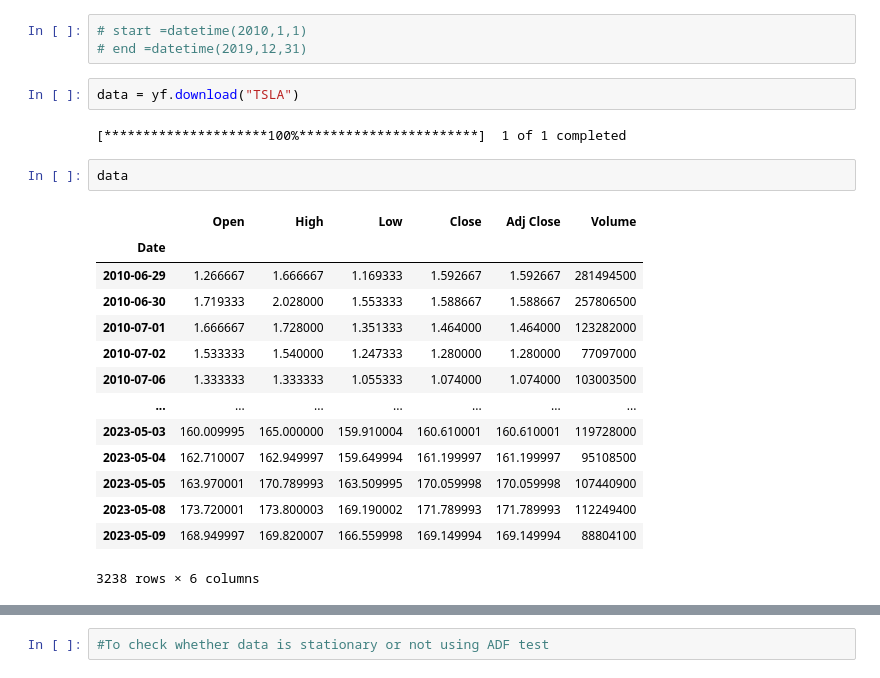
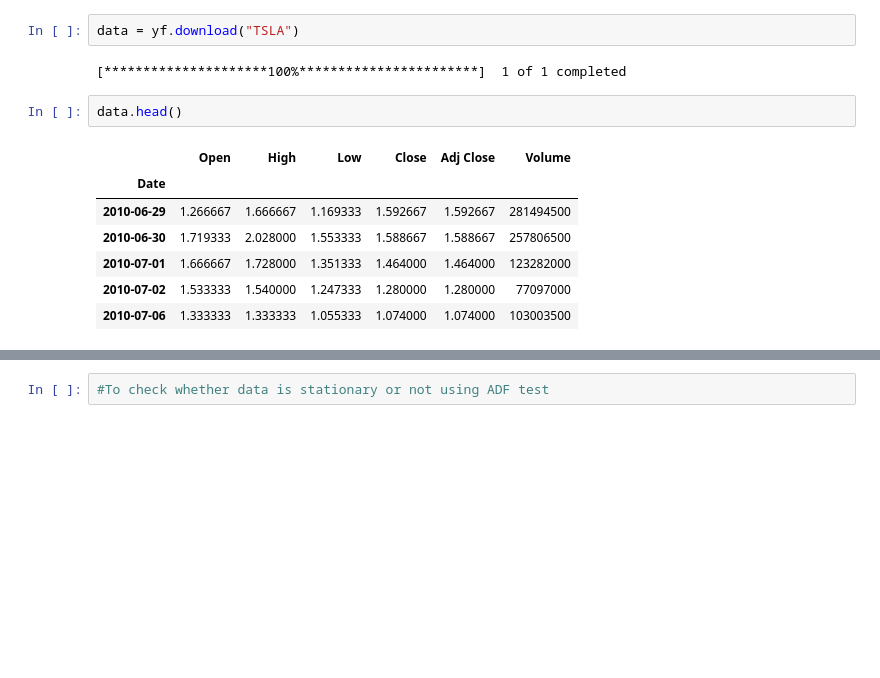
Before and after one commit to newbie10003-code/Machine-Learning, a Jupyter notebook: StockPrediction.ipynb, the cells around one changed output, grey strips where cells are left out. Cells and saved outputs as stored; diff of their text form; blank space fills up the shorter version.

```diff
--- a/StockPrediction.ipynb
+++ b/StockPrediction.ipynb
@@ -8,24 +26,14 @@ from datetime import datetime
-# %%
-# start =datetime(2010,1,1)
-# end =datetime(2019,12,31)
 # %%
 data = yf.download("TSLA")
 # %% [output]
 [*********************100%***********************]  1 of 1 completed
 # %%
-data
+data.head()
 # %% [output]
 |  | Open | High | Low | Close | Adj Close | Volume |
 | Date |  |  |  |  |  |  |
 | 2010-06-29 | 1.266667 | 1.666667 | 1.169333 | 1.592667 | 1.592667 | 281494500 |
 | 2010-06-30 | 1.719333 | 2.028000 | 1.553333 | 1.588667 | 1.588667 | 257806500 |
 | 2010-07-01 | 1.666667 | 1.728000 | 1.351333 | 1.464000 | 1.464000 | 123282000 |
 | 2010-07-02 | 1.533333 | 1.540000 | 1.247333 | 1.280000 | 1.280000 | 77097000 |
 | 2010-07-06 | 1.333333 | 1.333333 | 1.055333 | 1.074000 | 1.074000 | 103003500 |
-| ... | ... | ... | ... | ... | ... | ... |
-| 2023-05-03 | 160.009995 | 165.000000 | 159.910004 | 160.610001 | 160.610001 | 119728000 |
-| 2023-05-04 | 162.710007 | 162.949997 | 159.649994 | 161.199997 | 161.199997 | 95108500 |
-| 2023-05-05 | 163.970001 | 170.789993 | 163.509995 | 170.059998 | 170.059998 | 107440900 |
-| 2023-05-08 | 173.720001 | 173.800003 | 169.190002 | 171.789993 | 171.789993 | 112249400 |
-| 2023-05-09 | 168.949997 | 169.820007 | 166.559998 | 169.149994 | 169.149994 | 88804100 |
-3238 rows × 6 columns
```
Also changed, not shown: parts of 73 cells of this notebook, 17 other files.
